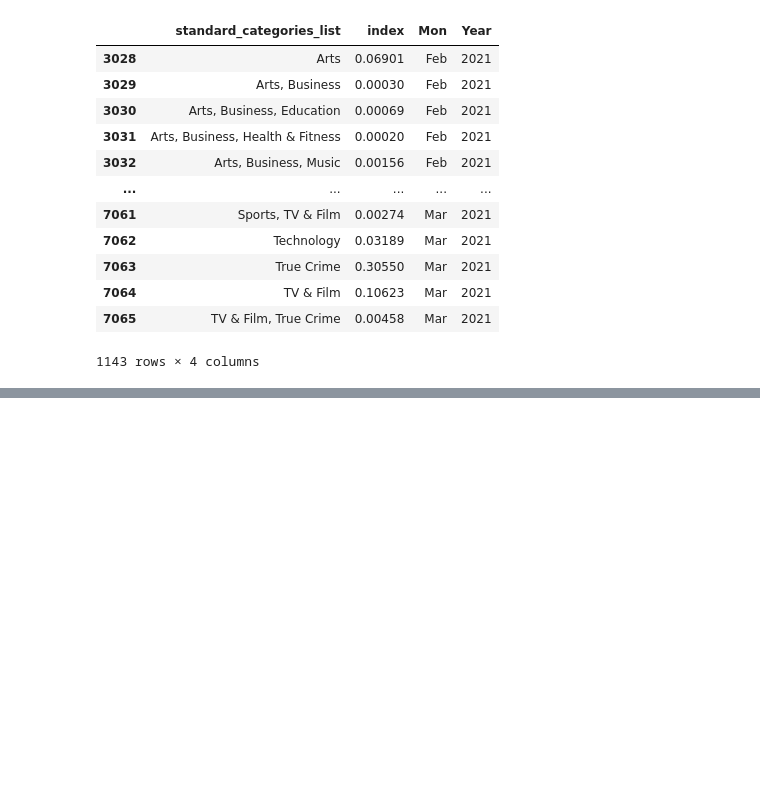
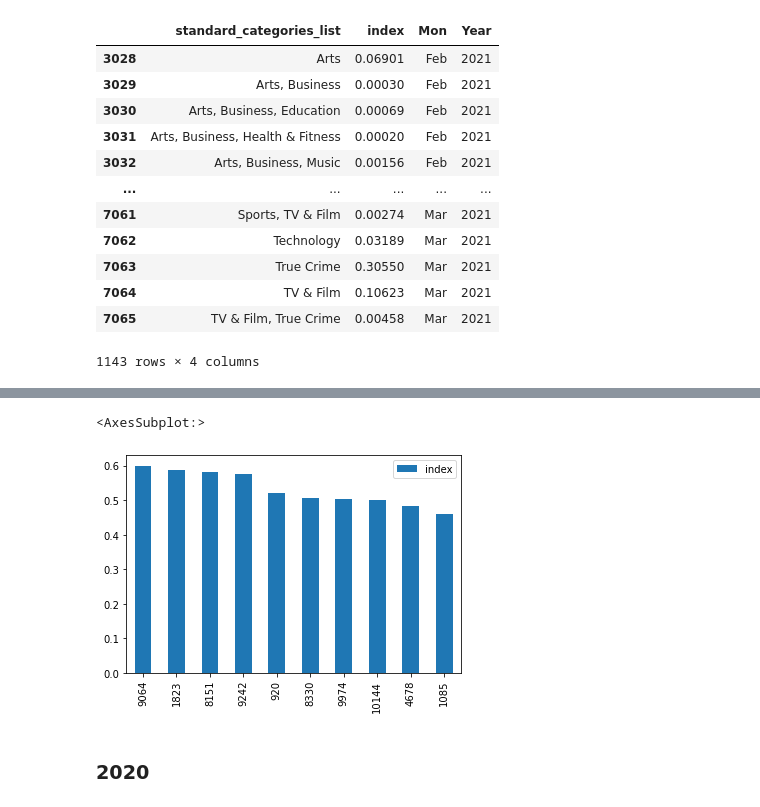
Before and after one commit to Izhay/Emat22110, a Jupyter notebook: FinalProject.ipynb, the cells around one changed output, grey strips where cells are left out. Drawn from its saved outputs; the diff is of its cells as text; code cells hidden in the pictures; blank space fills up the shorter version.

```diff
--- a/FinalProject.ipynb
+++ b/FinalProject.ipynb
@@ -186,0 +216,3 @@ year21
+# %%
+ascen19 = year19.sort_values( by='index', ascending=False)
+ascen19.head(10)
@@ -186,0 +231,8 @@ year21
+# %%
+plot19 = ascen19.head(10)
+plot19.plot.bar()
+# %% [output]
+<AxesSubplot:>
+[figure, added]
+# %% [markdown]
+### 2020
```
Also changed, not shown: parts of 14 cells of this notebook.
